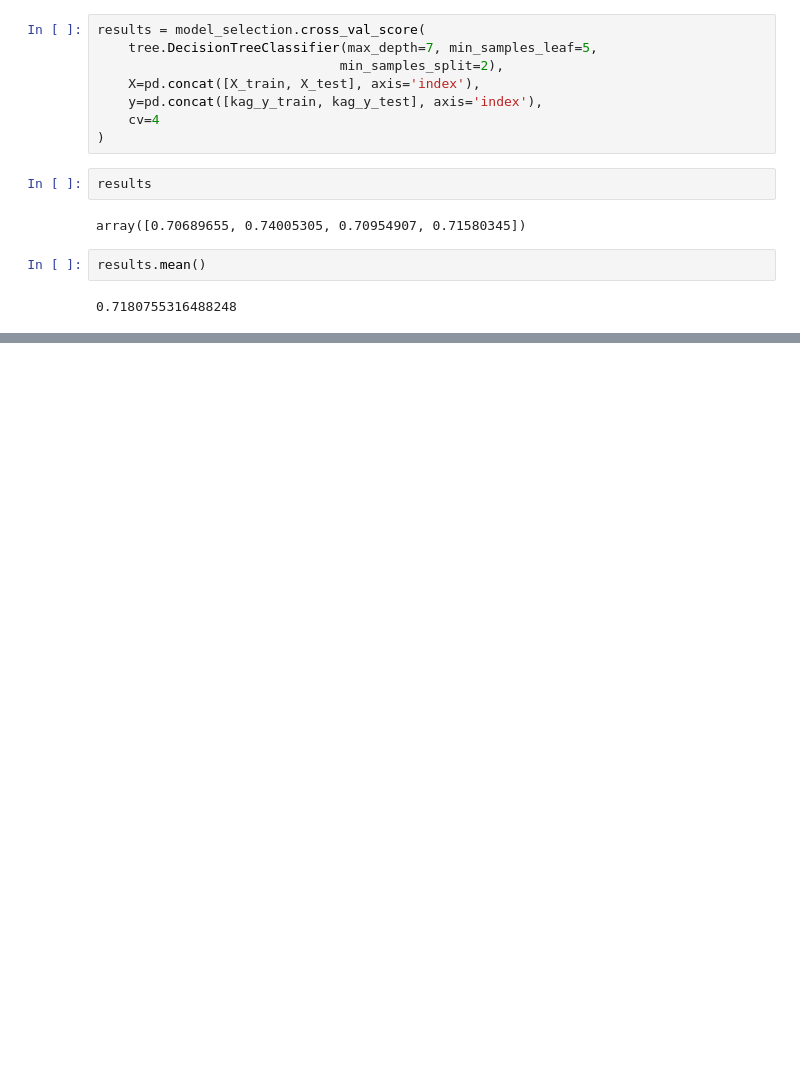
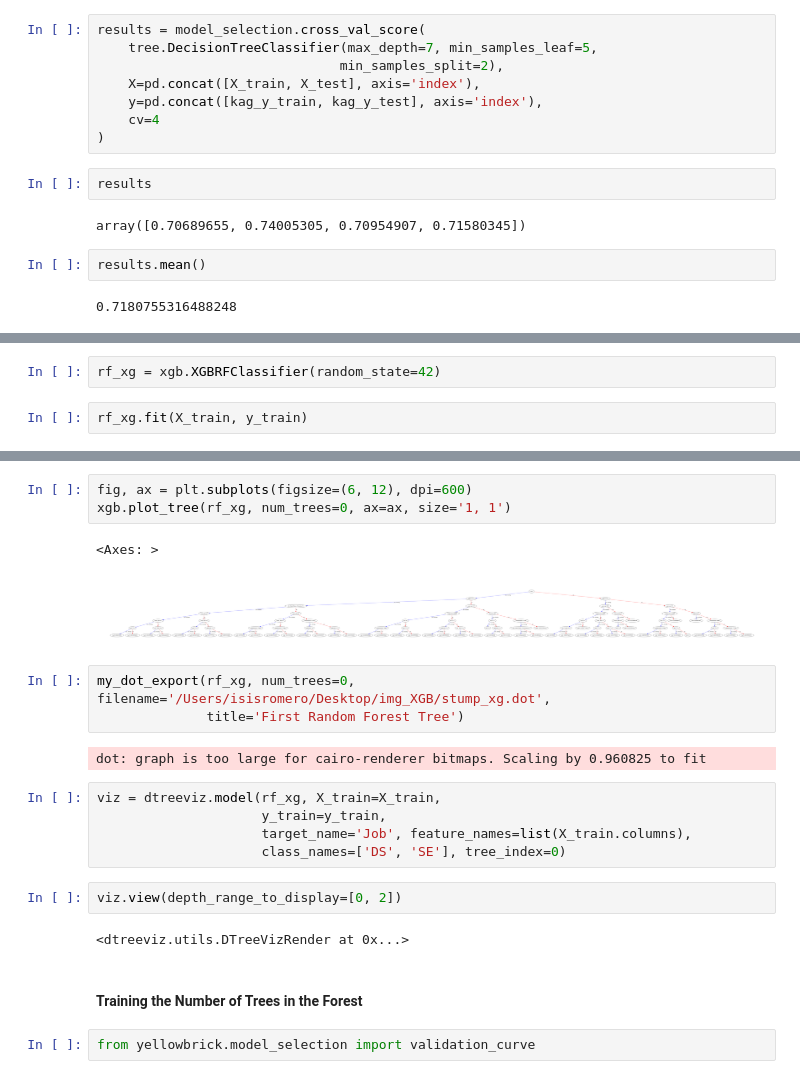
Before and after one commit to joakor89/effective_XGBoost, a Jupyter notebook: Effective XGBoost.ipynb, the cells around one changed output, grey strips where cells are left out. Drawn from its saved outputs; the diff is of its cells as text; blank space fills up the shorter version.

```diff
--- a/Effective XGBoost.ipynb
+++ b/Effective XGBoost.ipynb
@@ -920,0 +991,4 @@ results.mean()
+# %%
+rf_xg = xgb.XGBRFClassifier(random_state=42)
+# %%
+rf_xg.fit(X_train, y_train)
@@ -920,0 +1032,24 @@ results.mean()
+# %%
+fig, ax = plt.subplots(figsize=(6, 12), dpi=600)
+xgb.plot_tree(rf_xg, num_trees=0, ax=ax, size='1, 1')
+# %% [output]
+<Axes: >
+[figure, added]
+# %%
+my_dot_export(rf_xg, num_trees=0, filename='/Users/isisromero/Desktop/img_XGB/stump_xg.dot',
+              title='First Random Forest Tree')
+# %% [output]
+dot: graph is too large for cairo-renderer bitmaps. Scaling by 0.960825 to fit
+# %%
+viz = dtreeviz.model(rf_xg, X_train=X_train,
+                     y_train=y_train,
+                     target_name='Job', feature_names=list(X_train.columns),
+                     class_names=['DS', 'SE'], tree_index=0)
+# %%
+viz.view(depth_range_to_display=[0, 2])
+# %% [output]
+<dtreeviz.utils.DTreeVizRender at 0x...>
+# %% [markdown]
+#### Training the Number of Trees in the Forest
+# %%
+from yellowbrick.model_selection import validation_curve
```
Also changed, not shown: parts of 33 cells of this notebook.
